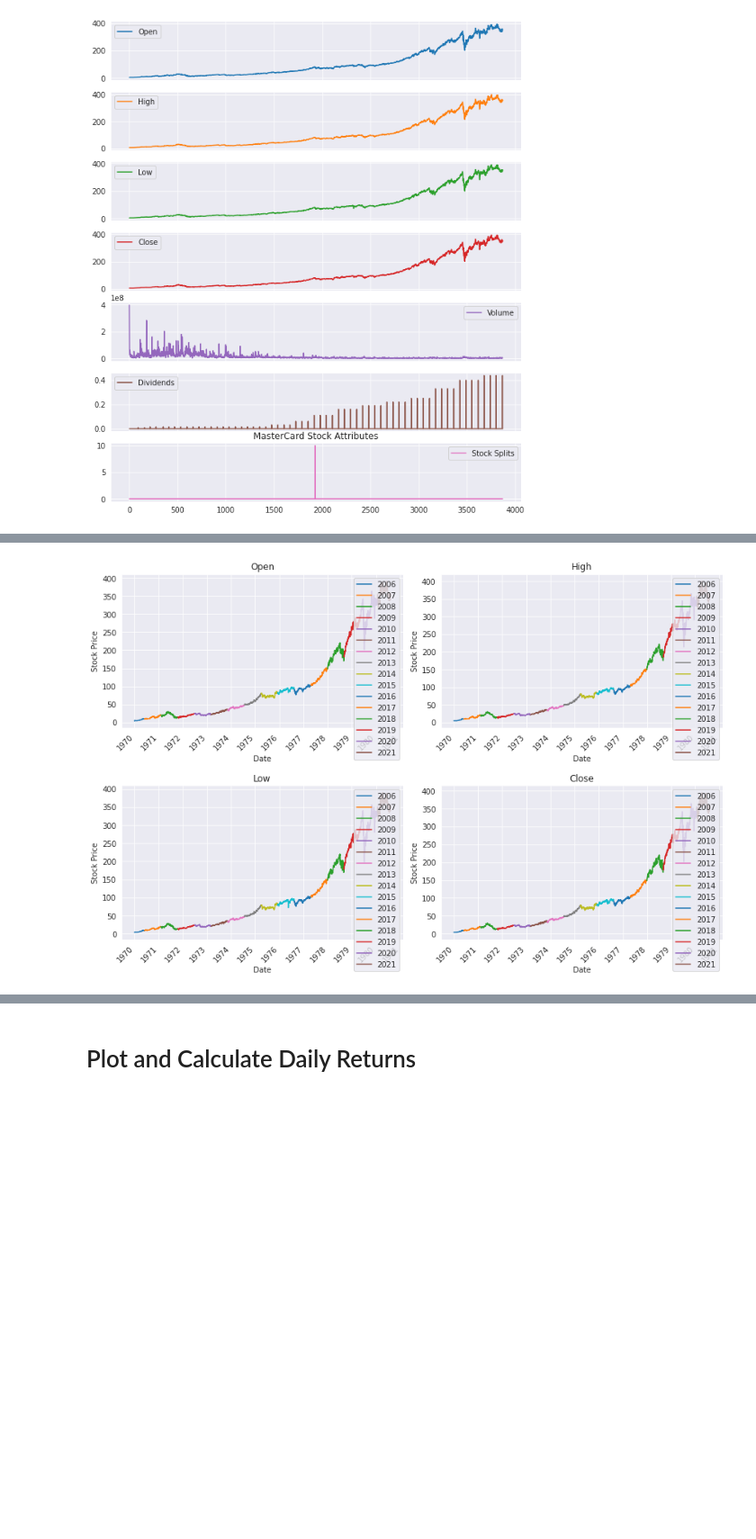
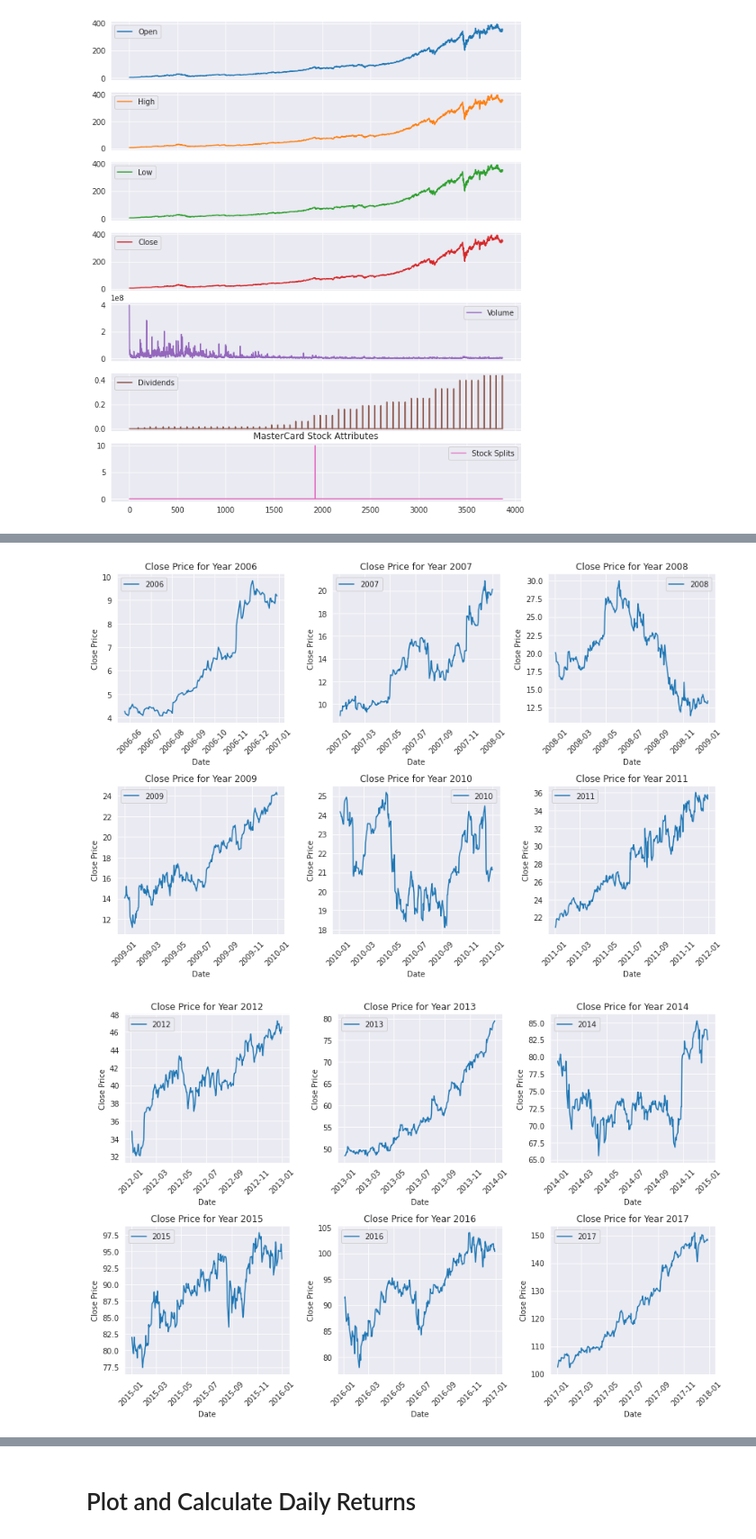
Before and after one commit to srijita1406/Machine-Learning-Projects, a Jupyter notebook: mastercard-stock-data.ipynb, the cells around one changed output, grey strips where cells are left out. Shown at 90% size. Saved outputs shown, nothing was run; the diff lists cells and outputs as text; code cells hidden in the pictures; blank space fills up the shorter version.

```diff
--- a/mastercard-stock-data.ipynb
+++ b/mastercard-stock-data.ipynb
@@ -132,4 +150,5 @@ plt.show()
 # %%
+
 # Create a 2x2 grid for subplots
 fig, axes = plt.subplots(2, 2, figsize=(12, 8))
 
@@ -140,7 +159,7 @@ columns_to_plot = ['Open', 'High', 'Low', 'Close']
 for i, column in enumerate(columns_to_plot):
     row = i // 2
     col = i % 2
-    axes[row, col].plot(data.index, data[column], color='C{}'.format(i))
+    axes[row, col].plot(data['Date'], data[column], alpha=0.8)
     axes[row, col].set_xlabel('Date')
     axes[row, col].set_ylabel('Stock Price')
     axes[row, col].set_title(column)
@@ -154,38 +173,39 @@ plt.show()
-# %%
-import pandas as pd
-import matplotlib.pyplot as plt
-import matplotlib.dates as mdates
-
-
-# Create a new column 'Year' containing only the year from the 'Date' column
-data['Year'] = pd.DatetimeIndex(data['Date']).year
-
-# Create a 2x2 grid for subplots
-fig, axes = plt.subplots(2, 2, figsize=(12, 8))
-
-# Define the column names for plotting
-columns_to_plot = ['Open', 'High', 'Low', 'Close']
-
-# Create subplots using a loop
-for i, column in enumerate(columns_to_plot):
-    row = i // 2
-    col = i % 2
-    for year, group_data in data.groupby('Year'):
-        axes[row, col].plot(group_data.index, group_data[column], label=year)
-    axes[row, col].set_xlabel('Date')
-    axes[row, col].set_ylabel('Stock Price')
-    axes[row, col].set_title(column)
-    axes[row, col].legend()
-
-# Set the x-axis ticks to display years
-for ax in axes.flat:
-    ax.xaxis.set_major_locator(mdates.YearLocator())
-    ax.xaxis.set_major_formatter(mdates.DateFormatter('%Y'))
-    plt.setp(ax.get_xticklabels(), rotation=45, ha='right')
-
-# Adjust layout to avoid overlapping labels
-plt.tight_layout()
-
-plt.show()
-# %% [output]
-[figure, removed]
+# %%
+# Get unique years in the data
+years = data['Year'].unique()
+
+# Calculate the number of years to plot in each figure
+years_per_figure = 6
+
+# Calculate the number of figures needed
+num_figures = (len(years) - 1) // years_per_figure + 1
+
+# Loop through the figures
+for fig_num in range(num_figures):
+    start_year = fig_num * years_per_figure
+    end_year = start_year + years_per_figure
+    years_subset = years[start_year:end_year]
+
+    # Create a new figure and set the size
+    plt.figure(figsize=(12, 8))
+
+    # Create subplots for each year in the subset
+    for i, year in enumerate(years_subset, 1):
+        plt.subplot(2, 3, i)
+        year_data = data[data['Year'] == year]
+        plt.plot(year_data['Date'], year_data['Close'], label=year)
+        plt.xlabel('Date')
+        plt.ylabel('Close Price')
+        plt.title(f'Close Price for Year {year}')
+        plt.legend()
+
+        plt.xticks(rotation=45)
+
+    # Adjust layout to avoid overlapping labels
+    plt.tight_layout()
+
+    # Show the figure
+    plt.show()
+# %% [output]
+[figure, added]
+[figure, added]
```
Also changed, not shown: parts of 30 cells of this notebook.
